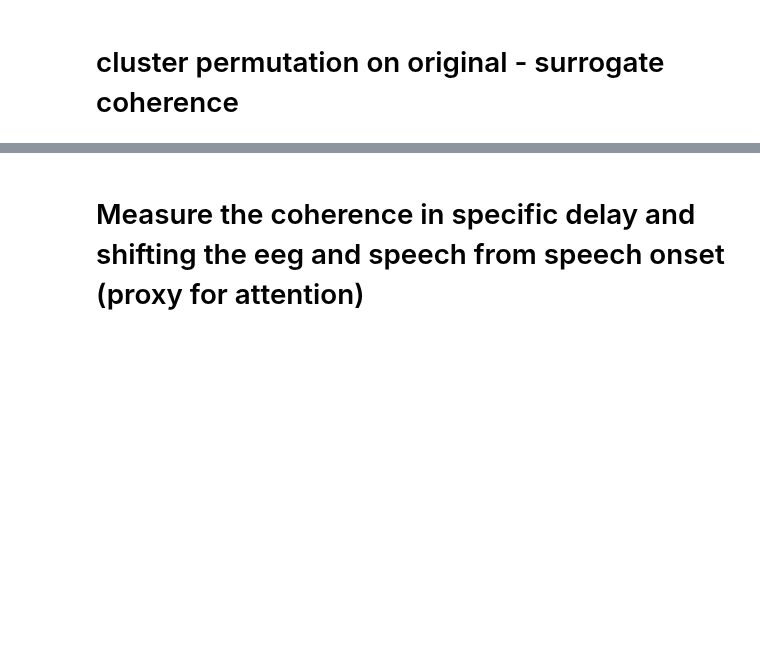
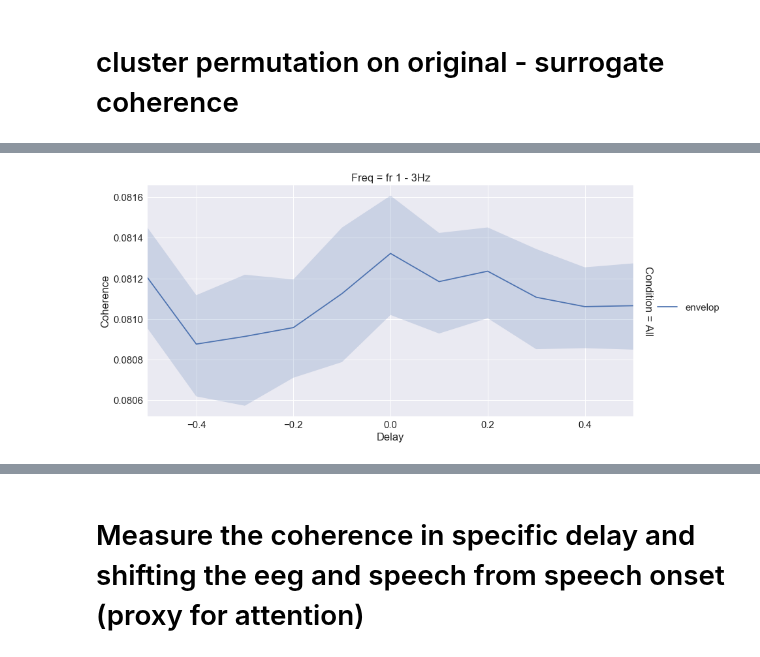
Before and after one commit to sankar-mukherjee/entrainment_python, a Jupyter notebook: coherence_investigate.ipynb, the cells around one changed output, grey strips where cells are left out. Cells and saved outputs as stored; diff of their text form; code cells hidden in the pictures; blank space fills up the shorter version.

Commit message:
update coherence with multitaper

```diff
--- a/coherence_investigate.ipynb
+++ b/coherence_investigate.ipynb
@@ -417,3 +386,13 @@ data_surrogate.sample(10)
+# %%
+a = data_surrogate.loc[extra_channels,freq_band,condition,delay,subject_name]['Coherence']
+a = pd.DataFrame(a.reset_index())
+
+g = sns.FacetGrid(a, col="Freq", row="Condition",col_order=freq_band , margin_titles=True,size=6,aspect=2)
+b = g.map_dataframe(sns.tsplot, time="Delay", unit="Subject",condition="Feature", value="Coherence",color="deep").add_legend()
+b = b.set_xlabels('Delay')
+b = b.set_ylabels('Coherence')
+# %% [output]
+[figure, added]
 # %%
 def compute_cluster_permutation_coherence_surrogate(data,data_surrogate,extra_channels,freq_band,condition,delay,subject_name):
     condition1 = data.loc[extra_channels,freq_band,condition,delay,subject_name]['Data'].get_values()
```
Also changed, not shown: parts of 9 cells of this notebook, 3 other files.
